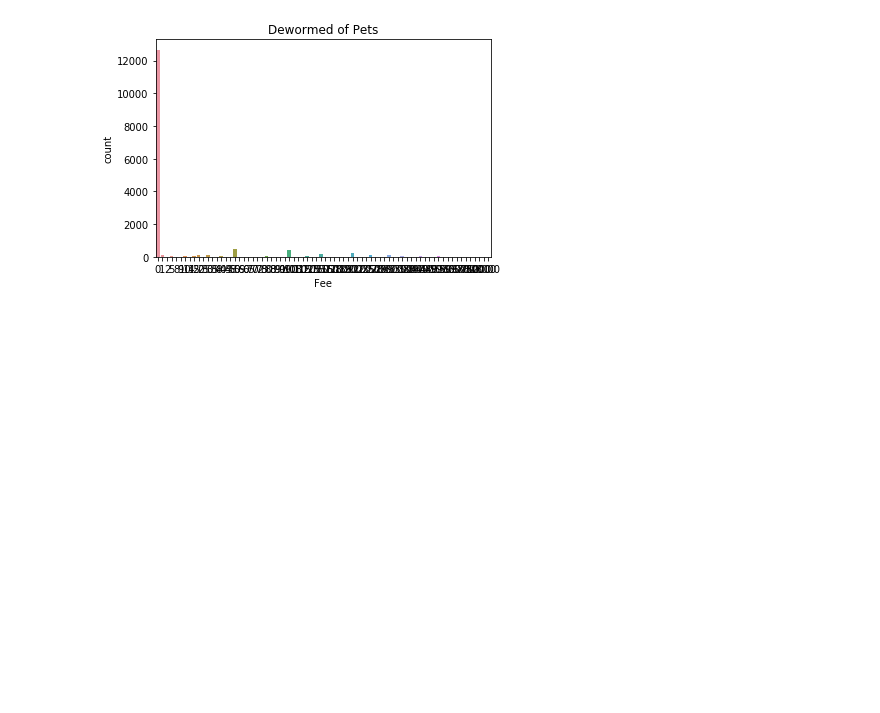
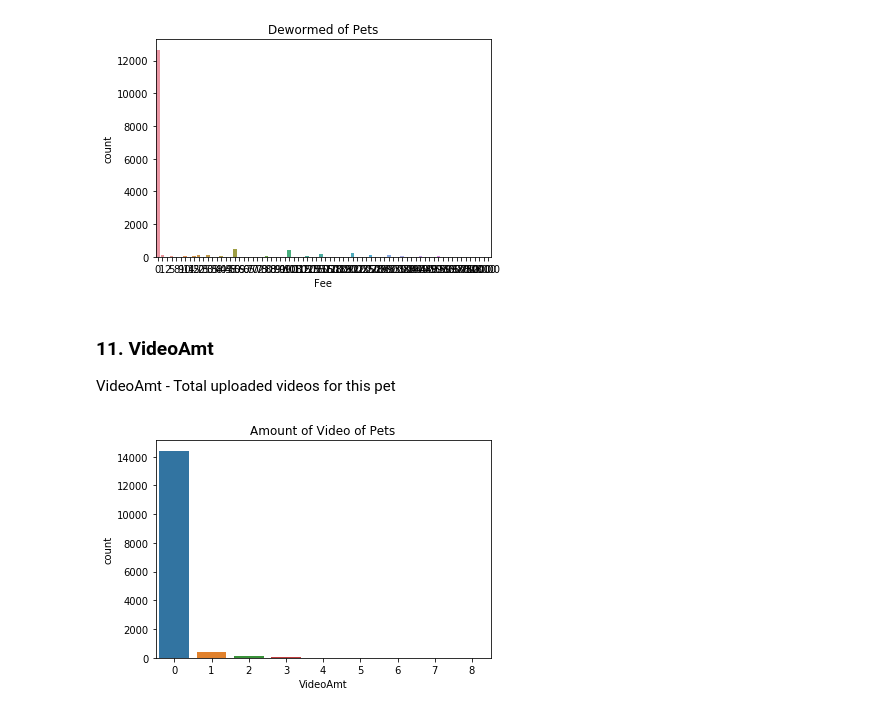
Before and after one commit to kagglebraker/PetAdoptionPrediction, a Jupyter notebook: EDA.ipynb, the cells around one changed output. Cells and saved outputs as stored; diff of their text form; code cells hidden in the pictures; blank space fills up the shorter version.

```diff
--- a/EDA.ipynb
+++ b/EDA.ipynb
@@ -146,3 +143,12 @@ plt.title("Dewormed of Pets")
 plt.show()
 # %% [output]
 [figure]
+# %% [markdown]
+### 11. VideoAmt
+VideoAmt - Total uploaded videos for this pet
+# %%
+sns.countplot(x="VideoAmt", data=pet_data)
+plt.title("Amount of Video of Pets")
+plt.show()
+# %% [output]
+[figure, added]
```
Also changed, not shown: parts of 31 cells of this notebook.
